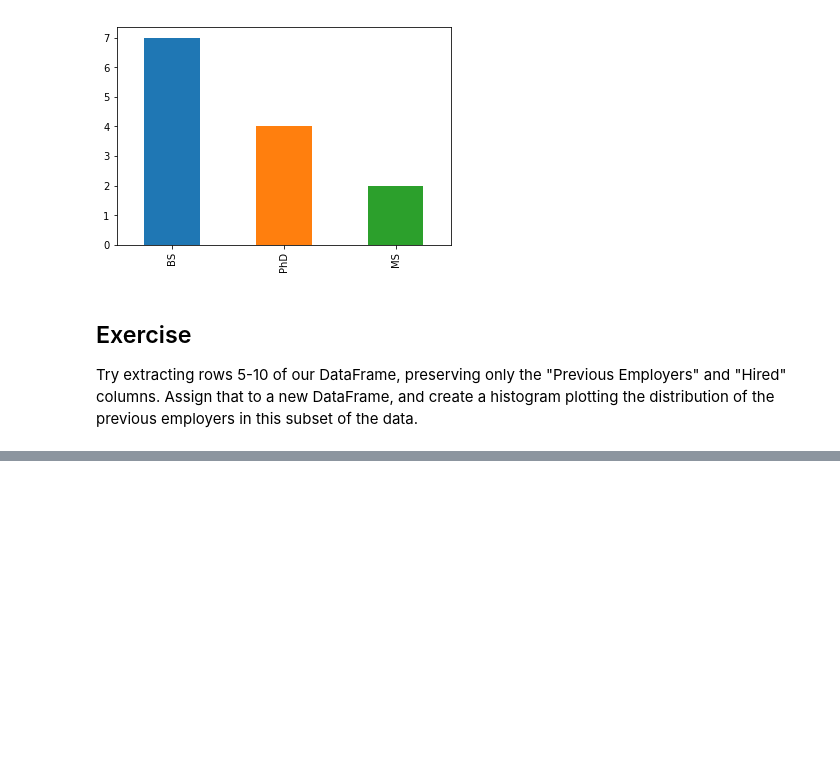
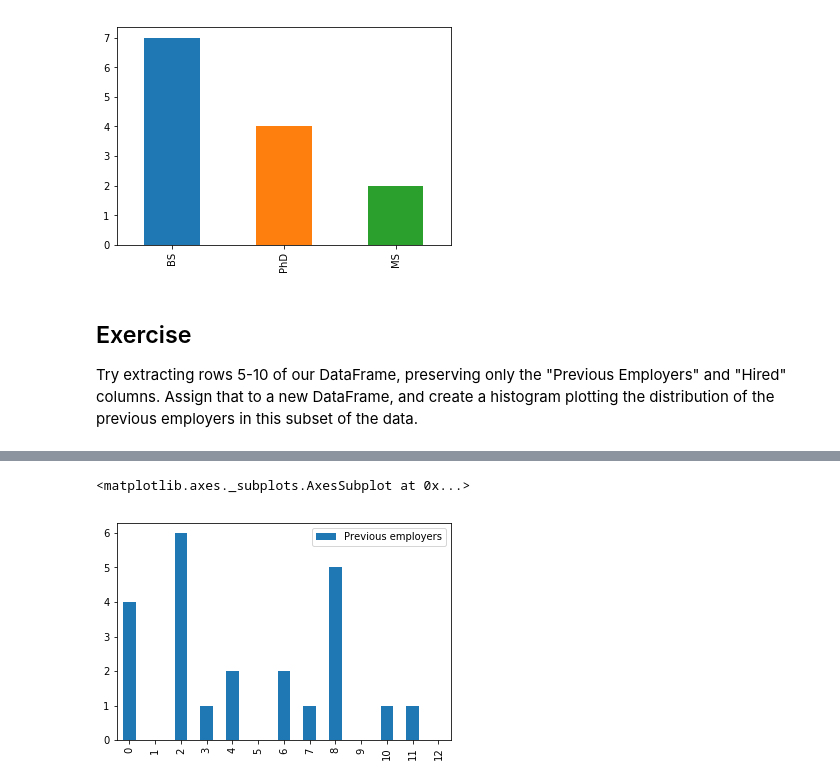
Before and after one commit to steven4354/pandas-review, a Jupyter notebook: PandasTutorial.ipynb, the cells around one changed output, grey strips where cells are left out. Drawn from its saved outputs; the diff is of its cells as text; code cells hidden in the pictures; blank space fills up the shorter version.

```diff
--- a/PandasTutorial.ipynb
+++ b/PandasTutorial.ipynb
@@ -193,0 +203,3 @@ Try extracting rows 5-10 of our DataFrame, preserving only the "Previous Employe
+# %%
+new_df = df[['Previous employers', 'Hired']]
+new_df.head()
@@ -193,0 +213,5 @@ Try extracting rows 5-10 of our DataFrame, preserving only the "Previous Employe
+# %%
+new_df.plot(kind="bar")
+# %% [output]
+<matplotlib.axes._subplots.AxesSubplot at 0x...>
+[figure, added]
```
Also changed, not shown: parts of 2 cells of this notebook.
